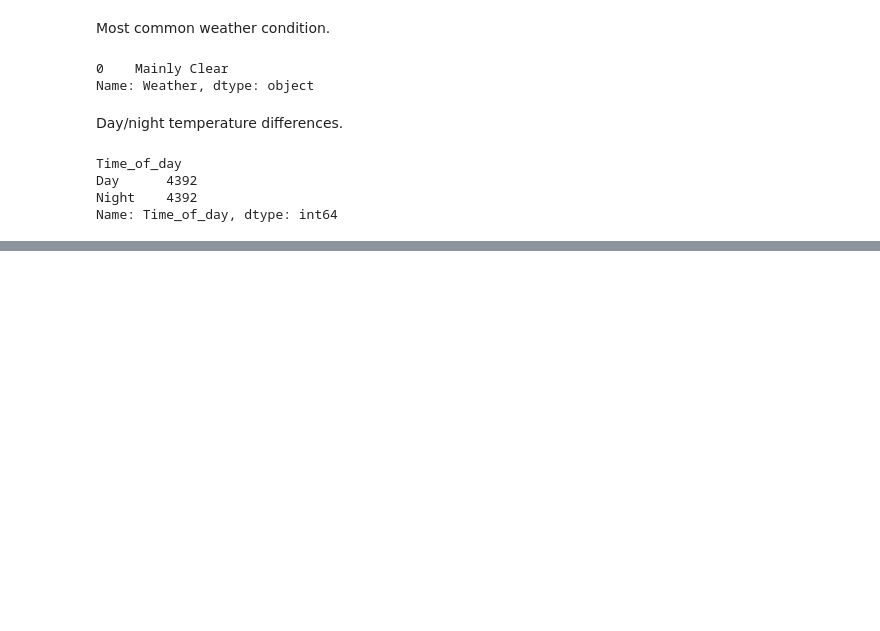
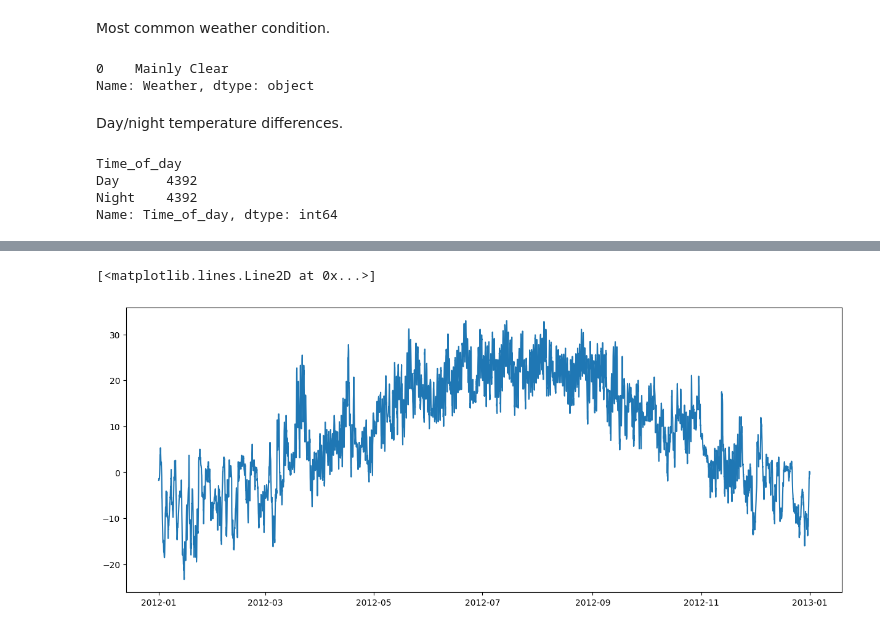
Before and after one commit to trailokya-world/Weather-Data-Analysis, a Jupyter notebook: source code.ipynb, the cells around one changed output, grey strips where cells are left out. Drawn from its saved outputs; the diff is of its cells as text; code cells hidden in the pictures; blank space fills up the shorter version.

```diff
--- a/source code.ipynb
+++ b/source code.ipynb
@@ -178,0 +210,6 @@ Name: Time_of_day, dtype: int64
+# %%
+plt.figure(figsize=(15,6))
+plt.plot(data.index, data["Temperature_C"])
+# %% [output]
+[<matplotlib.lines.Line2D at 0x...>]
+[figure, added]
```
Also changed, not shown: parts of 12 cells of this notebook.
